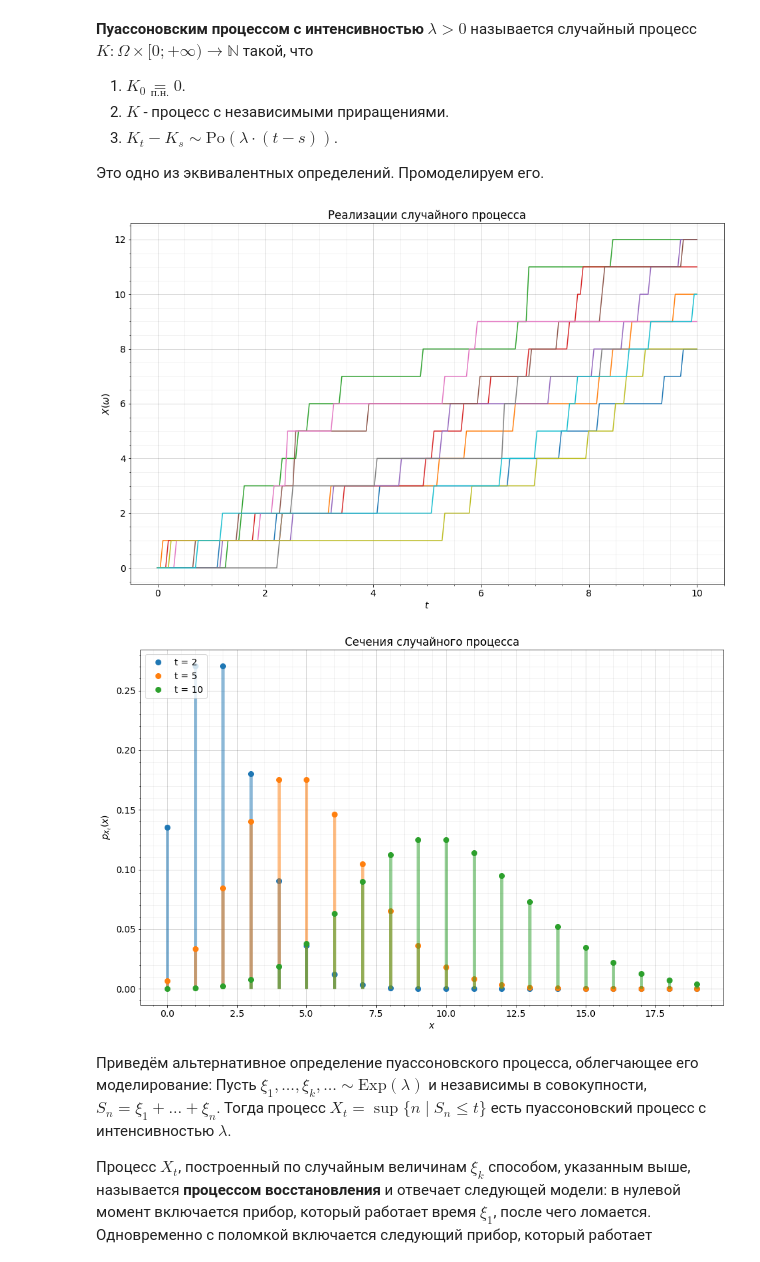
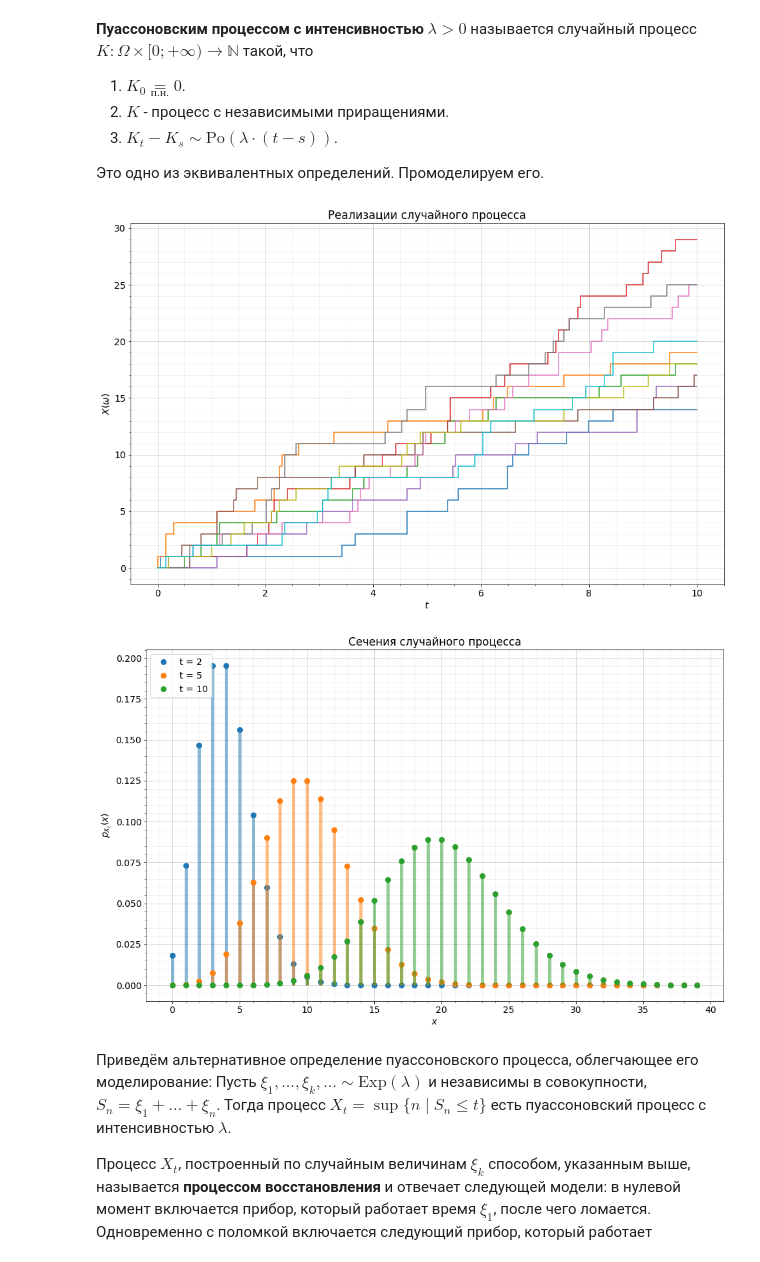
Before and after one commit to VanessB/StochasticProcesses, a Jupyter notebook: python/Sem2_Poisson.ipynb, the cells around one changed output. Drawn from its saved outputs; the diff is of its cells as text; code cells hidden in the pictures.

```diff
--- a/python/Sem2_Poisson.ipynb
+++ b/python/Sem2_Poisson.ipynb
@@ -44,15 +45,15 @@ def generate_poisson_sp_1(T, lamb=1.0, realizations_number=25):
 
     return realizations
 # %%
-lamb = 1.0
+lamb = 2.0
 # %%
 T_1 = np.linspace(0.0, 10.0, 200)
 poisson_sp_1 = generate_poisson_sp_1(T_1, lamb=lamb, realizations_number=10)
 # %%
-plot_realizations(T_1, poisson_sp_1)
+plot_realizations(T_1, poisson_sp_1, is_discrete=True)
 # %% [output]
-[figure, old version]
+[figure, new version]
 # %%
-plot_slices(np.arange(0, 20), [(poisson(mu=lamb*t), f"t = {t}") for t in [2, 5, 10]], is_discrete=True)
+plot_slices(np.arange(0, 20 * int(np.ceil(lamb))), [(poisson(mu=lamb*t), f"t = {t}") for t in [2, 5, 10]], is_discrete=True)
 # %% [output]
-[figure, old version]
+[figure, new version]
```
Also changed, not shown: parts of 3 cells of this notebook, 5 other files.
